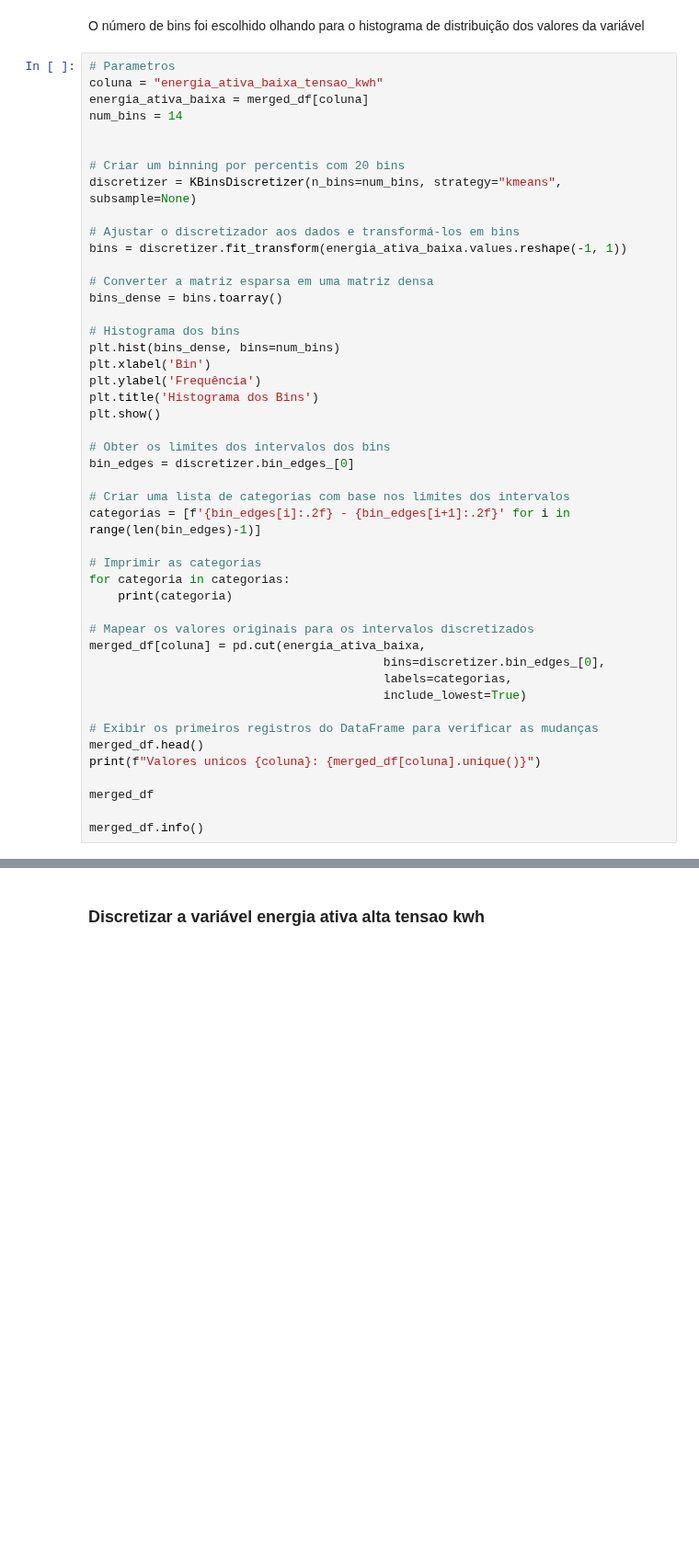
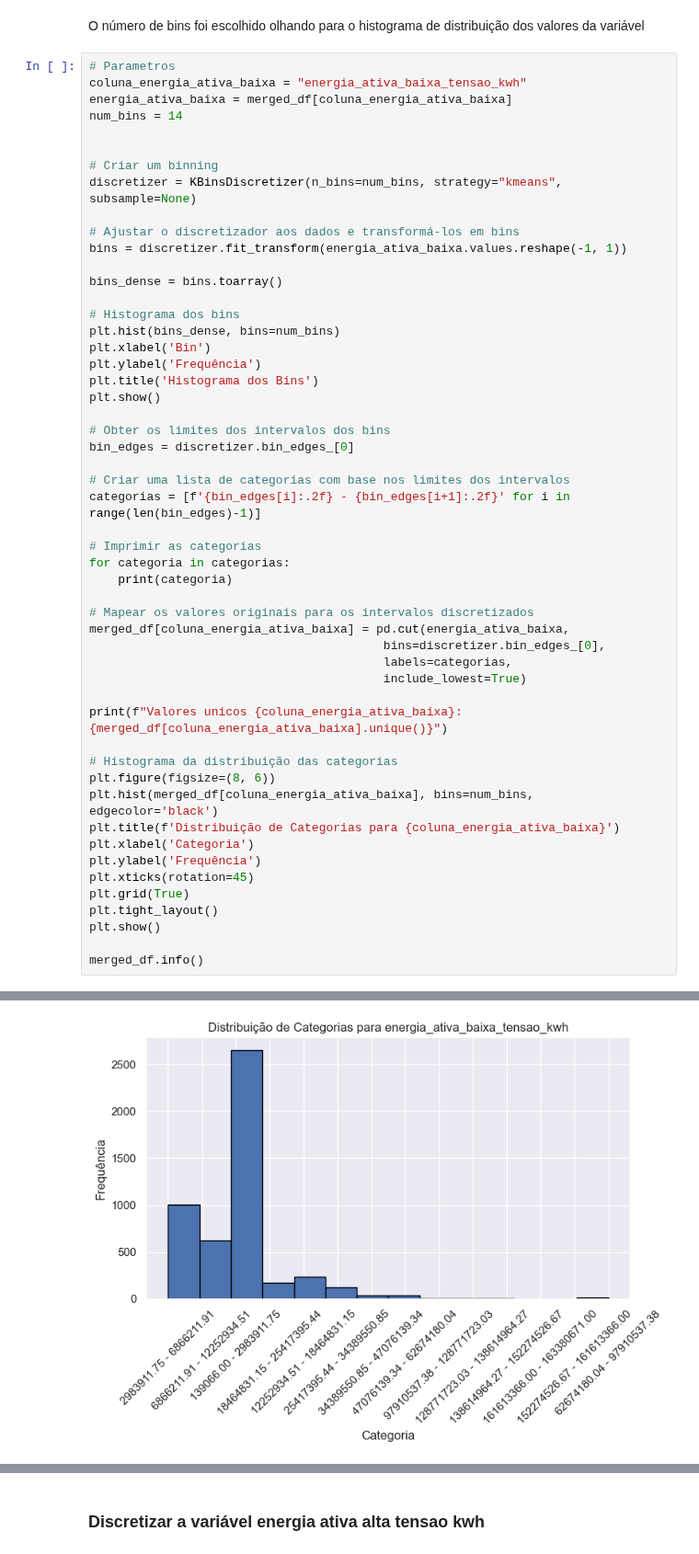
Before and after one commit to kreativermario/Projeto-DECD, a Jupyter notebook: notebooks/data_preparation_categoric.ipynb, the cells around one changed output, grey strips where cells are left out. Shown at 92% size. Drawn from its saved outputs; the diff is of its cells as text; blank space fills up the shorter version.

```diff
--- a/notebooks/data_preparation_categoric.ipynb
+++ b/notebooks/data_preparation_categoric.ipynb
@@ -85,18 +85,17 @@ memory usage: 470.9 KB
 O número de bins foi escolhido olhando para o histograma de distribuição dos valores da variável
 # %%
 # Parametros
-coluna = "energia_ativa_baixa_tensao_kwh"
-energia_ativa_baixa = merged_df[coluna]
+coluna_energia_ativa_baixa = "energia_ativa_baixa_tensao_kwh"
+energia_ativa_baixa = merged_df[coluna_energia_ativa_baixa]
 num_bins = 14
 
 
-# Criar um binning por percentis com 20 bins
+# Criar um binning
 discretizer = KBinsDiscretizer(n_bins=num_bins, strategy="kmeans", subsample=None)
 
 # Ajustar o discretizador aos dados e transformá-los em bins
 bins = discretizer.fit_transform(energia_ativa_baixa.values.reshape(-1, 1))
 
-# Converter a matriz esparsa em uma matriz densa
 bins_dense = bins.toarray()
 
 # Histograma dos bins
@@ -117,16 +116,23 @@ for categoria in categorias:
     print(categoria)
 
 # Mapear os valores originais para os intervalos discretizados
-merged_df[coluna] = pd.cut(energia_ativa_baixa,
+merged_df[coluna_energia_ativa_baixa] = pd.cut(energia_ativa_baixa,
                                          bins=discretizer.bin_edges_[0],
                                          labels=categorias,
                                          include_lowest=True)
 
-# Exibir os primeiros registros do DataFrame para verificar as mudanças
-merged_df.head()
-print(f"Valores unicos {coluna}: {merged_df[coluna].unique()}")
+print(f"Valores unicos {coluna_energia_ativa_baixa}: {merged_df[coluna_energia_ativa_baixa].unique()}")
 
-merged_df
+# Histograma da distribuição das categorias
+plt.figure(figsize=(8, 6))
+plt.hist(merged_df[coluna_energia_ativa_baixa], bins=num_bins, edgecolor='black')
+plt.title(f'Distribuição de Categorias para {coluna_energia_ativa_baixa}')
+plt.xlabel('Categoria')
+plt.ylabel('Frequência')
+plt.xticks(rotation=45)
+plt.grid(True)
+plt.tight_layout()
+plt.show()
 
 merged_df.info()
 # %% [output]
@@ -150,0 +157 @@ memory usage: 438.0 KB
+[figure, added]
```
Also changed, not shown: parts of 4 cells of this notebook.
